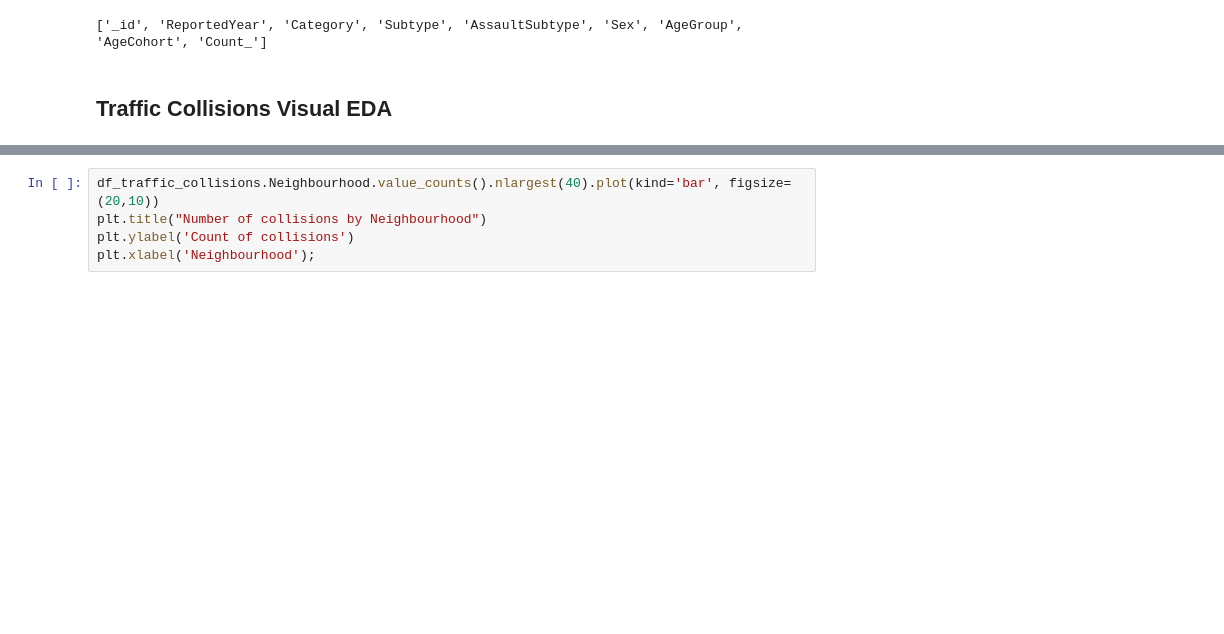
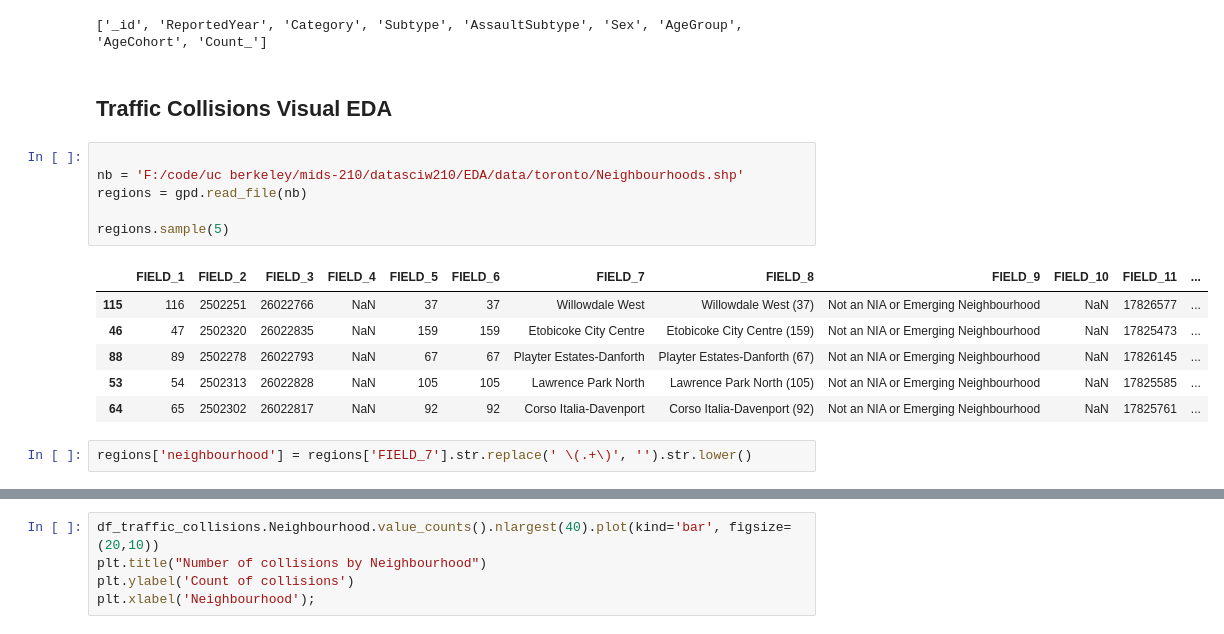
Before and after one commit to vhr1975/datasciw210, a Jupyter notebook: EDA/victor_ramirez_Toronto_EDA_Tensorflow.ipynb, the cells around one changed output, grey strips where cells are left out. Cells and saved outputs as stored; diff of their text form; blank space fills up the shorter version.

```diff
--- a/EDA/victor_ramirez_Toronto_EDA_Tensorflow.ipynb
+++ b/EDA/victor_ramirez_Toronto_EDA_Tensorflow.ipynb
@@ -366,3 +369,18 @@ print(df_victims_of_crime.columns.tolist())
 ['_id', 'ReportedYear', 'Category', 'Subtype', 'AssaultSubtype', 'Sex', 'AgeGroup', 'AgeCohort', 'Count_']
 # %% [markdown]
 ## Traffic Collisions Visual EDA
+# %%
+
+nb = 'F:/code/uc berkeley/mids-210/datasciw210/EDA/data/toronto/Neighbourhoods.shp'
+regions = gpd.read_file(nb)
+
+regions.sample(5)
+# %% [output]
+|  | FIELD_1 | FIELD_2 | FIELD_3 | FIELD_4 | FIELD_5 | FIELD_6 | FIELD_7 | FIELD_8 | FIELD_9 | FIELD_10 | FIELD_11 | ... |
+| 115 | 116 | 2502251 | 26022766 | NaN | 37 | 37 | Willowdale West | Willowdale West (37) | Not an NIA or Emerging Neighbourhood | NaN | 17826577 | ... |
+| 46 | 47 | 2502320 | 26022835 | NaN | 159 | 159 | Etobicoke City Centre | Etobicoke City Centre (159) | Not an NIA or Emerging Neighbourhood | NaN | 17825473 | ... |
+| 88 | 89 | 2502278 | 26022793 | NaN | 67 | 67 | Playter Estates-Danforth | Playter Estates-Danforth (67) | Not an NIA or Emerging Neighbourhood | NaN | 17826145 | ... |
+| 53 | 54 | 2502313 | 26022828 | NaN | 105 | 105 | Lawrence Park North | Lawrence Park North (105) | Not an NIA or Emerging Neighbourhood | NaN | 17825585 | ... |
+| 64 | 65 | 2502302 | 26022817 | NaN | 92 | 92 | Corso Italia-Davenport | Corso Italia-Davenport (92) | Not an NIA or Emerging Neighbourhood | NaN | 17825761 | ... |
+# %%
+regions['neighbourhood'] = regions['FIELD_7'].str.replace(' \(.+\)', '').str.lower()
```
Also changed, not shown: parts of 7 cells of this notebook, 5 other files.
